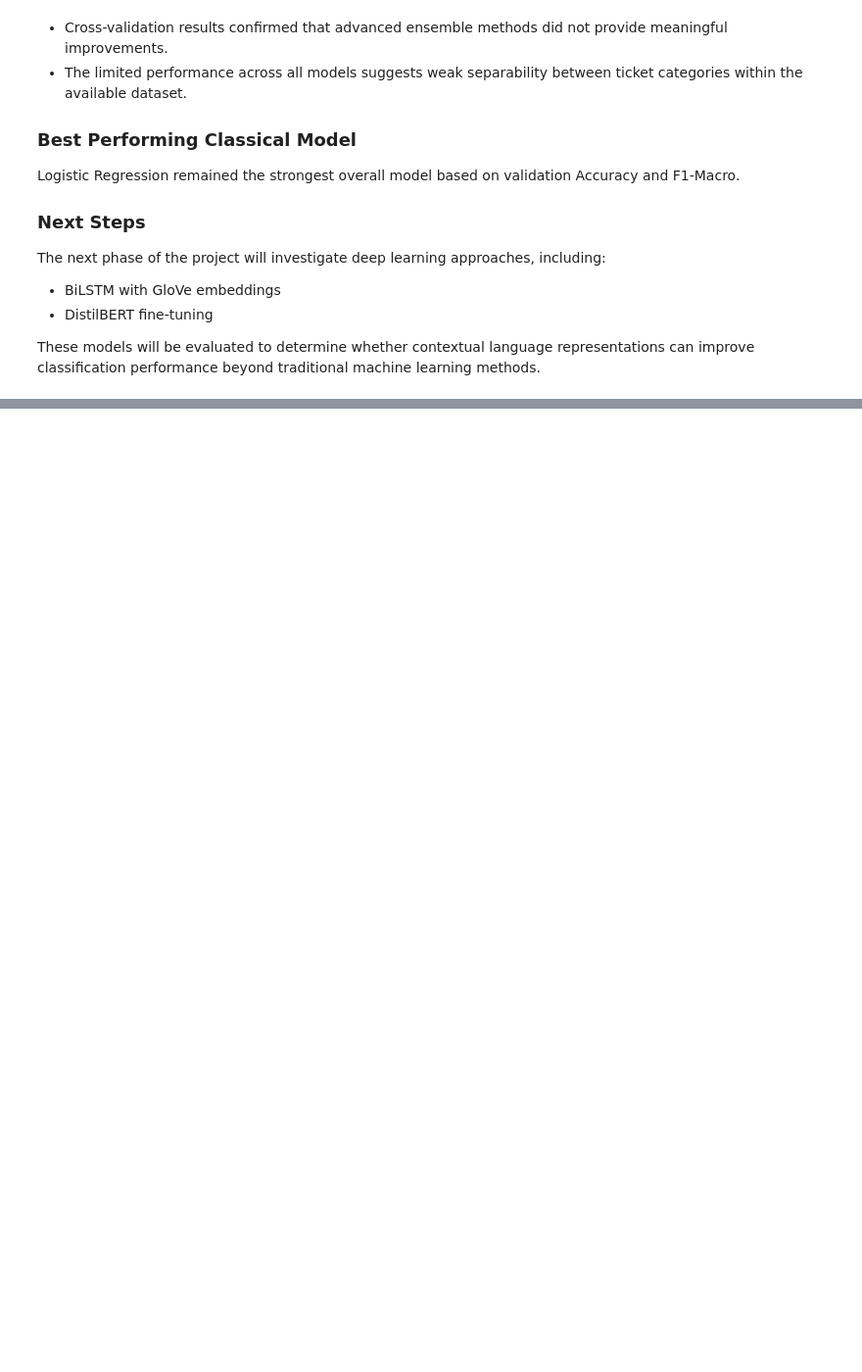
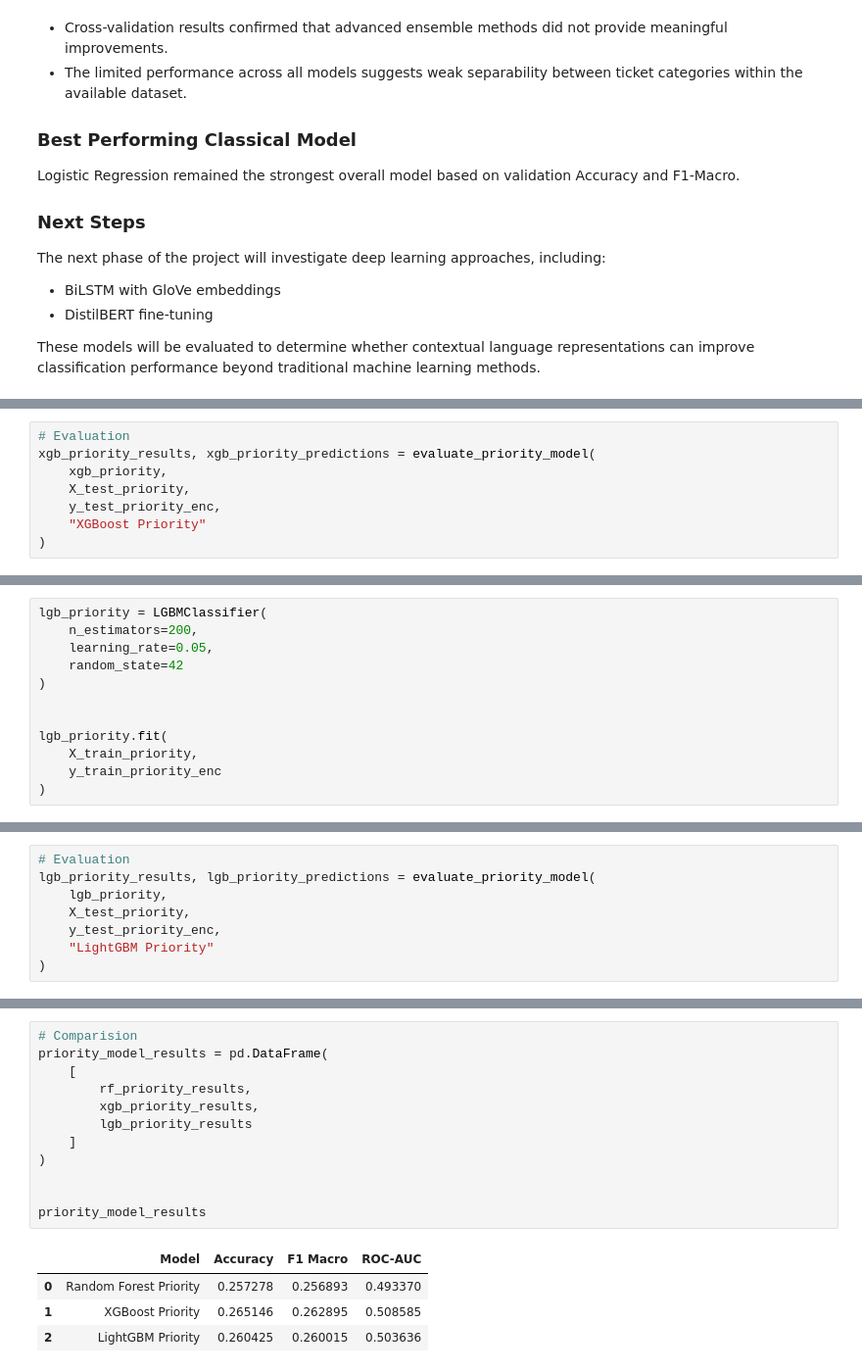
Before and after one commit to abdul-razzaq-au/AI-Powered-Customer-Support-Intelligence-Platform, a Jupyter notebook: notebooks/advanced_classical_ML.ipynb, the cells around one changed output, grey strips where cells are left out. Shown at 98% size. Cells and saved outputs as stored; diff of their text form; blank space fills up the shorter version.

```diff
--- a/notebooks/advanced_classical_ML.ipynb
+++ b/notebooks/advanced_classical_ML.ipynb
@@ -825,0 +1037,8 @@ These models will be evaluated to determine whether contextual language represen
+# %%
+# Evaluation
+xgb_priority_results, xgb_priority_predictions = evaluate_priority_model(
+    xgb_priority,
+    X_test_priority,
+    y_test_priority_enc,
+    "XGBoost Priority"
+)
@@ -825,0 +1063,12 @@ These models will be evaluated to determine whether contextual language represen
+# %%
+lgb_priority = LGBMClassifier(
+    n_estimators=200,
+    learning_rate=0.05,
+    random_state=42
+)
+
+
+lgb_priority.fit(
+    X_train_priority,
+    y_train_priority_enc
+)
@@ -825,0 +1086,8 @@ These models will be evaluated to determine whether contextual language represen
+# %%
+# Evaluation
+lgb_priority_results, lgb_priority_predictions = evaluate_priority_model(
+    lgb_priority,
+    X_test_priority,
+    y_test_priority_enc,
+    "LightGBM Priority"
+)
@@ -825,0 +1110,17 @@ These models will be evaluated to determine whether contextual language represen
+# %%
+# Comparision
+priority_model_results = pd.DataFrame(
+    [
+        rf_priority_results,
+        xgb_priority_results,
+        lgb_priority_results
+    ]
+)
+
+
+priority_model_results
+# %% [output]
+|  | Model | Accuracy | F1 Macro | ROC-AUC |
+| 0 | Random Forest Priority | 0.257278 | 0.256893 | 0.493370 |
+| 1 | XGBoost Priority | 0.265146 | 0.262895 | 0.508585 |
+| 2 | LightGBM Priority | 0.260425 | 0.260015 | 0.503636 |
```
Also changed, not shown: parts of 26 cells of this notebook, 17 other files.
